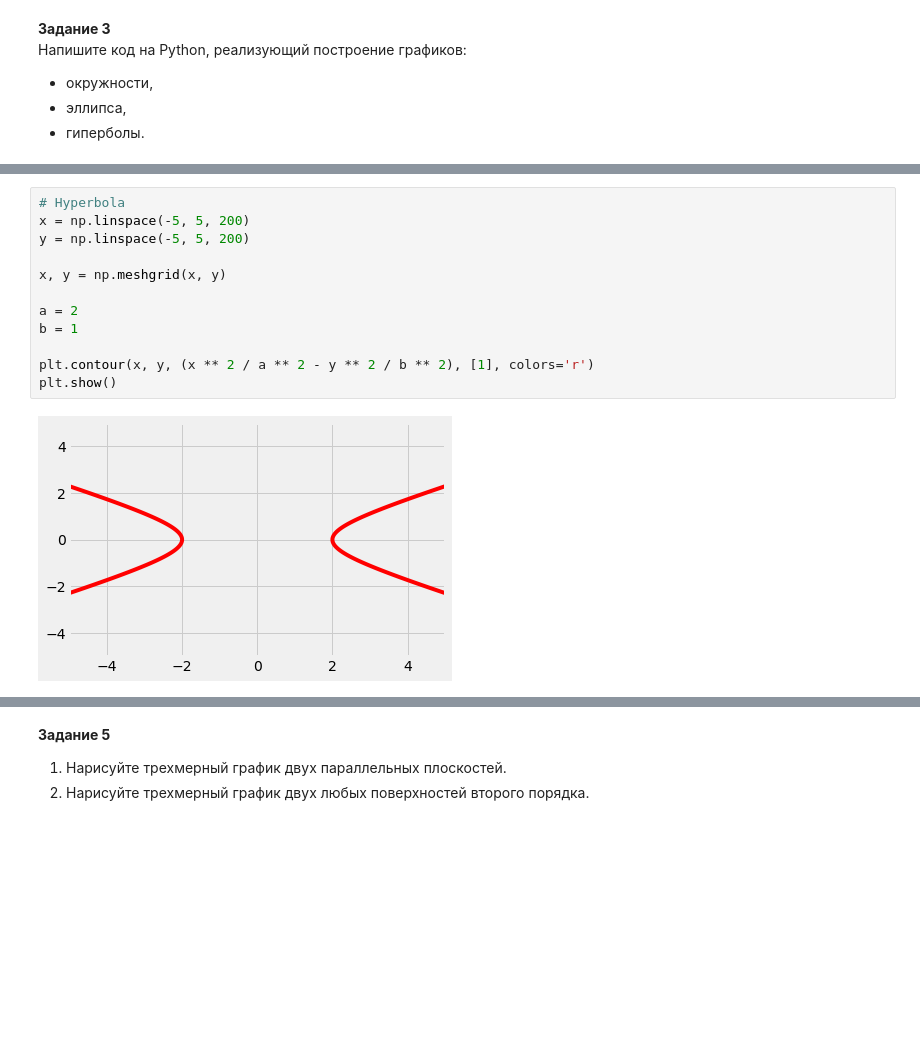
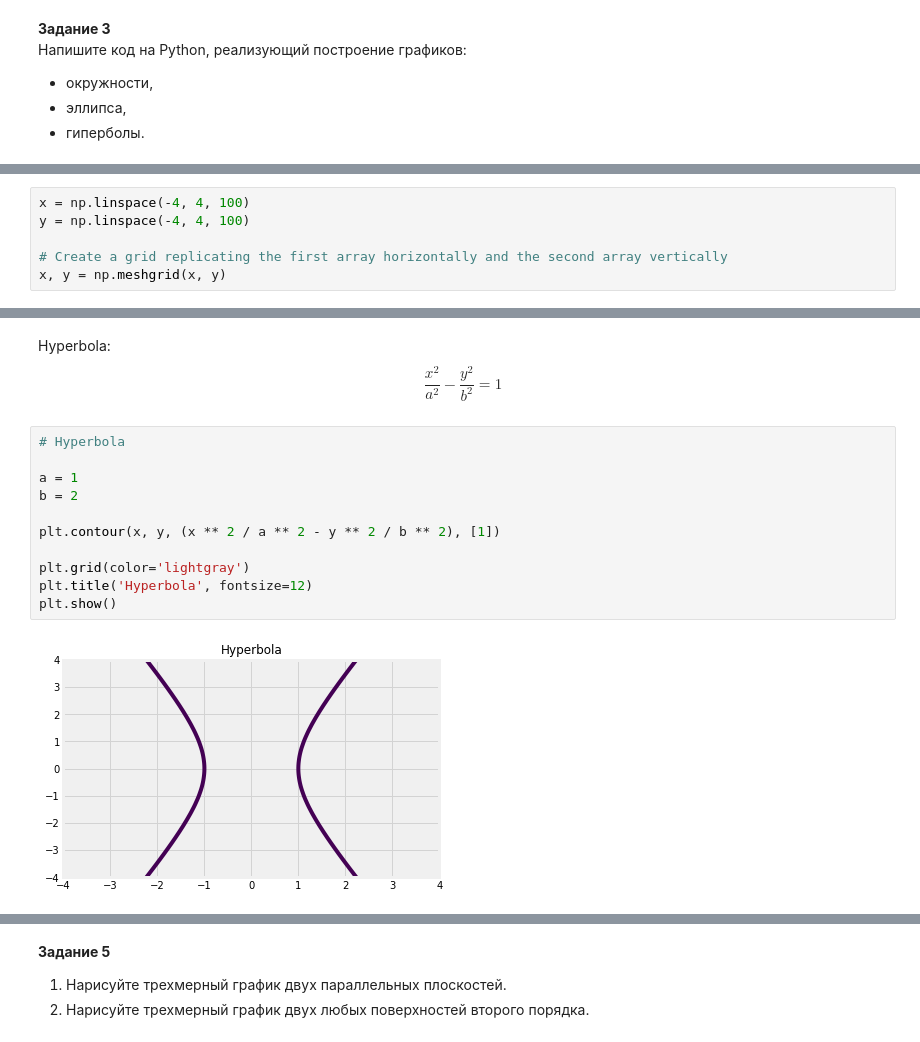
Before and after one commit to dmitrydoni/gb-higher-math, a Jupyter notebook: lesson-03.ipynb, the cells around one changed output, grey strips where cells are left out. Drawn from its saved outputs; the diff is of its cells as text; blank space fills up the shorter version.

```diff
--- a/lesson-03.ipynb
+++ b/lesson-03.ipynb
@@ -101,0 +101,6 @@ plt.show()
+# %%
+x = np.linspace(-4, 4, 100)
+y = np.linspace(-4, 4, 100)
+
+# Create a grid replicating the first array horizontally and the second array vertically
+x, y = np.meshgrid(x, y)
@@ -102,14 +120,16 @@ plt.show()
+# %% [markdown]
+Hyperbola:
+$$ \frac{x^2}{a^2} - \frac{y^2}{b^2} = 1$$
 # %%
 # Hyperbola
-x = np.linspace(-5, 5, 200)
-y = np.linspace(-5, 5, 200)
 
-x, y = np.meshgrid(x, y)
+a = 1
+b = 2
 
-a = 2
-b = 1
+plt.contour(x, y, (x ** 2 / a ** 2 - y ** 2 / b ** 2), [1])
 
-plt.contour(x, y, (x ** 2 / a ** 2 - y ** 2 / b ** 2), [1], colors='r')
+plt.grid(color='lightgray')
+plt.title('Hyperbola', fontsize=12)
 plt.show()
 # %% [output]
-[figure, old version]
+[figure, new version]
```
Also changed, not shown: parts of 15 cells of this notebook.
